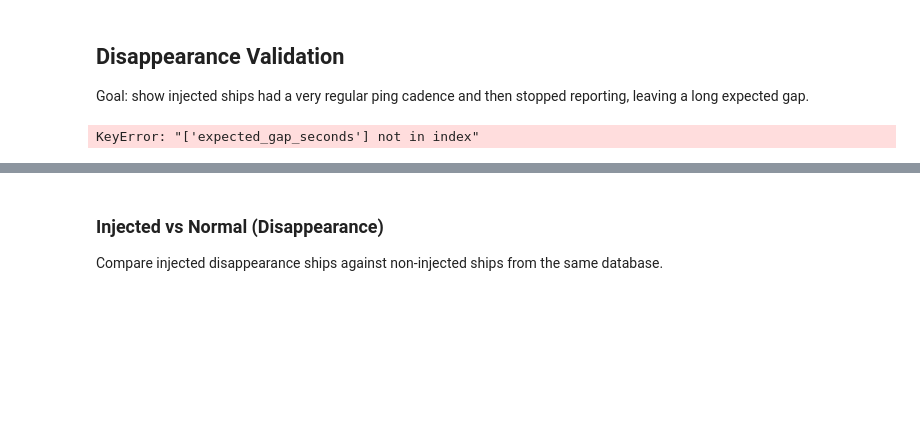
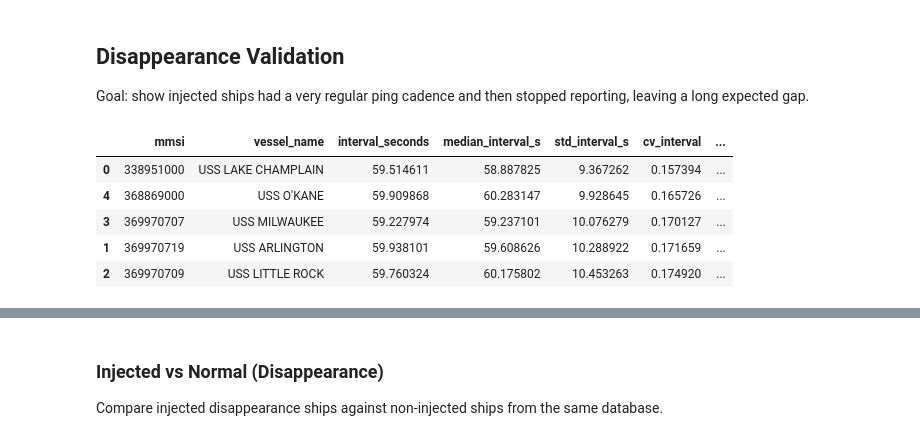
Before and after one commit to DIRECTLab/Actint, a Jupyter notebook: actint-backend/src/backend/benchmarking/anomoly_analysis.ipynb, the cells around one changed output, grey strips where cells are left out. Drawn from its saved outputs; the diff is of its cells as text; code cells hidden in the pictures; blank space fills up the shorter version.

```diff
--- a/actint-backend/src/backend/benchmarking/anomoly_analysis.ipynb
+++ b/actint-backend/src/backend/benchmarking/anomoly_analysis.ipynb
@@ -164,32 +171,39 @@ Goal: show injected ships had a very regular ping cadence and then stopped repor
 # %%
 dis_manifest = runs["disappearance"]["manifest"]
 dis_anoms = pd.DataFrame(dis_manifest.get("anomalies", []))
 dis_mmsis = dis_anoms["mmsi"].astype(int).tolist()
 
 dis_positions = load_positions(runs["disappearance"]["db_path"], dis_mmsis)
 dis_positions = dis_positions.sort_values(["mmsi", "base_datetime"]).copy()
 dis_positions["dt_seconds"] = dis_positions.groupby("mmsi")["base_datetime"].diff().dt.total_seconds()
 
 regularity = (
     dis_positions.dropna(subset=["dt_seconds"])
     .groupby("mmsi")
     .agg(
         median_interval_s=("dt_seconds", "median"),
         std_interval_s=("dt_seconds", "std"),
         cv_interval=("dt_seconds", lambda s: (s.std() / s.mean()) if s.mean() else np.nan),
     )
     .reset_index()
 )
 
-dis_check = dis_anoms[["mmsi", "vessel_name", "expected_gap_seconds", "interval_seconds"]].merge(
+# dis_check = dis_anoms[["mmsi", "vessel_name", "expected_gap_seconds", "interval_seconds"]].merge(
+dis_check = dis_anoms[["mmsi", "vessel_name", "interval_seconds"]].merge(
     regularity, on="mmsi", how="left"
 )
-dis_check["expected_gap_hours"] = dis_check["expected_gap_seconds"] / 3600.0
+# dis_check["expected_gap_hours"] = dis_check["expected_gap_seconds"] / 3600.0
+dis_check["interval_hours"] = dis_check["interval_seconds"] / 3600.0
 dis_check = dis_check.sort_values("cv_interval")
 
 dis_check.head(10)
 # %% [output]
-KeyError: "['expected_gap_seconds'] not in index"
+|  | mmsi | vessel_name | interval_seconds | median_interval_s | std_interval_s | cv_interval | ... |
+| 0 | 338951000 | USS LAKE CHAMPLAIN | 59.514611 | 58.887825 | 9.367262 | 0.157394 | ... |
+| 4 | 368869000 | USS O'KANE | 59.909868 | 60.283147 | 9.928645 | 0.165726 | ... |
+| 3 | 369970707 | USS MILWAUKEE | 59.227974 | 59.237101 | 10.076279 | 0.170127 | ... |
+| 1 | 369970719 | USS ARLINGTON | 59.938101 | 59.608626 | 10.288922 | 0.171659 | ... |
+| 2 | 369970709 | USS LITTLE ROCK | 59.760324 | 60.175802 | 10.453263 | 0.174920 | ... |
 # %%
 fig, axes = plt.subplots(1, 2, figsize=(14, 4.5))
 
```
Also changed, not shown: parts of 10 cells of this notebook, 1 other file.
